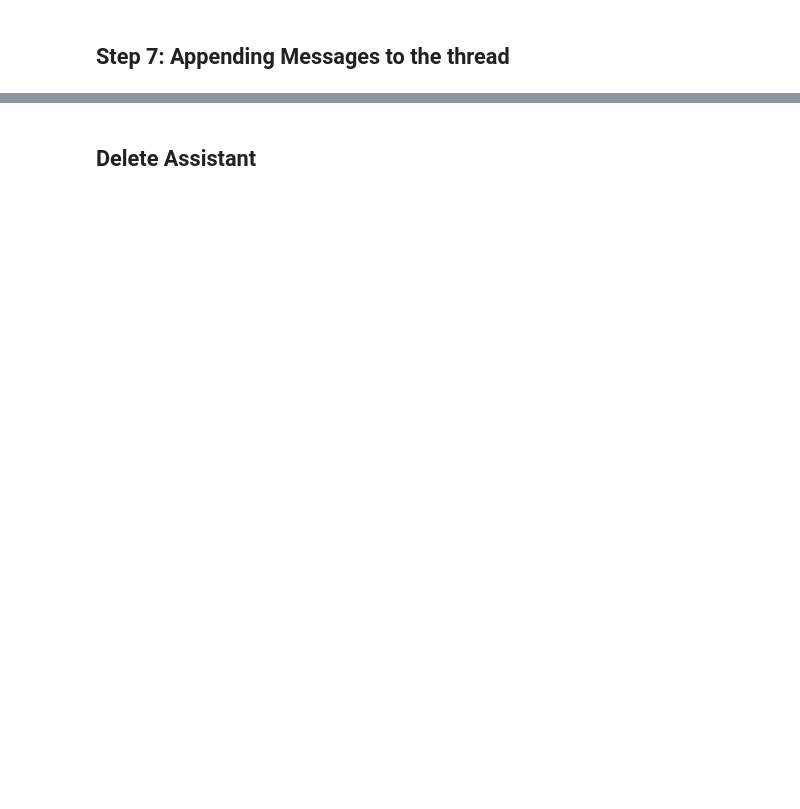
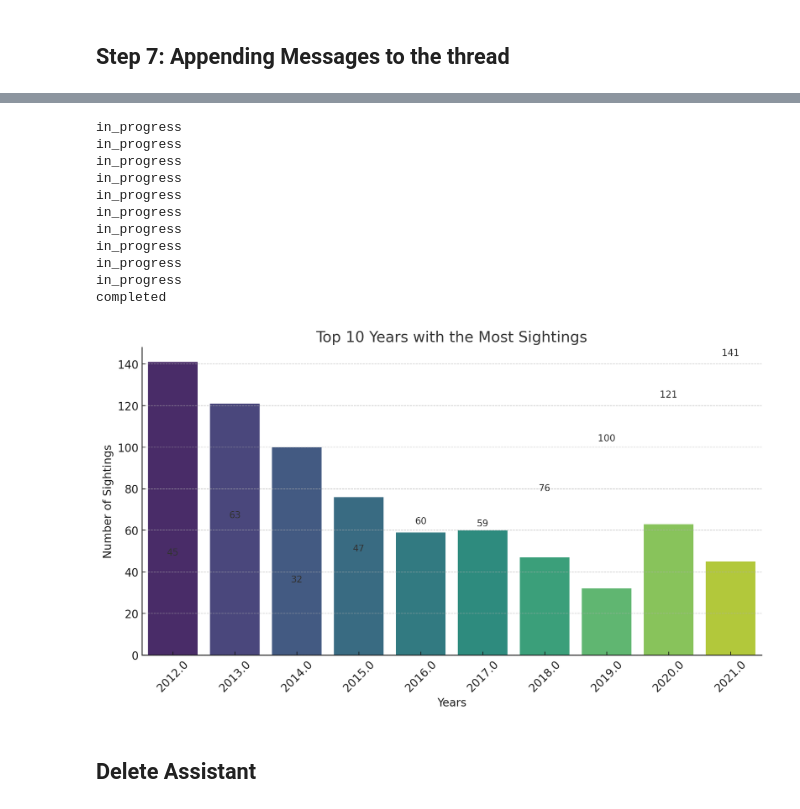
Before and after one commit to Campos03/AzureAI, a Jupyter notebook: AzureOpenAIAssistants/03_CodeInterpreter.ipynb, the cells around one changed output, grey strips where cells are left out. Cells and saved outputs as stored; diff of their text form; code cells hidden in the pictures; blank space fills up the shorter version.

```diff
--- a/AzureOpenAIAssistants/03_CodeInterpreter.ipynb
+++ b/AzureOpenAIAssistants/03_CodeInterpreter.ipynb
@@ -253,3 +232,21 @@ completed
+# %%
+user_query ="""
+In your column chart that you just created, I want the numbers to be on top. There were some missing values in the year column.
+"""
+run_assistant(user_query)
+# %% [output]
+in_progress
+in_progress
+in_progress
+in_progress
+in_progress
+in_progress
+in_progress
+in_progress
+in_progress
+in_progress
+completed
+[figure, added]
 # %% [markdown]
 ## Delete Assistant
 # %%
```
Also changed, not shown: parts of 4 cells of this notebook, 3 other files.
